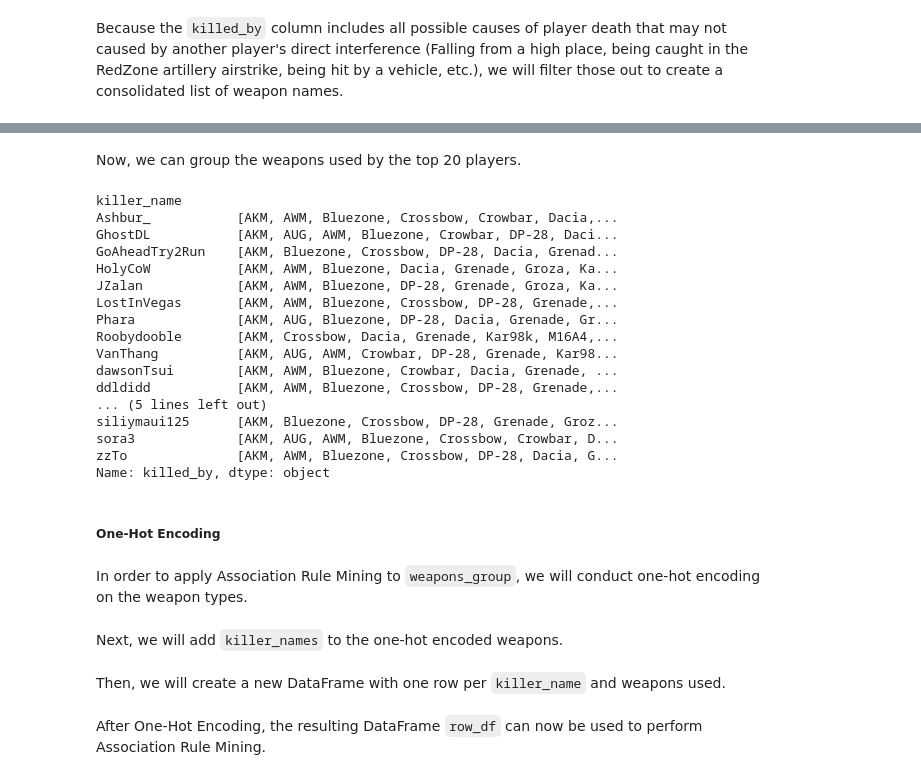
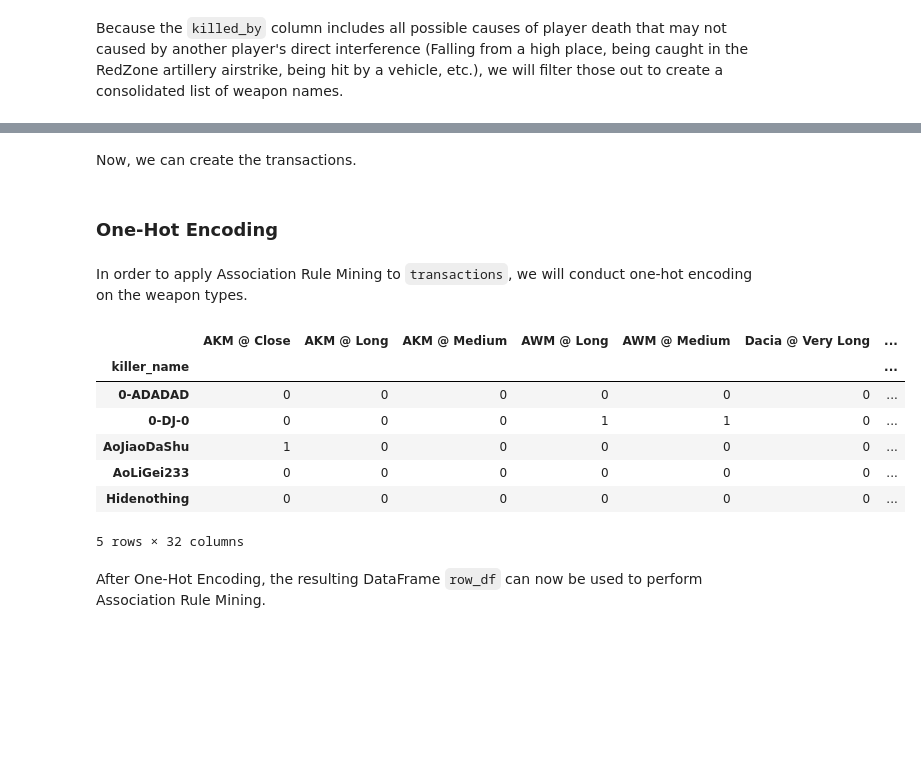
Before and after one commit to Shoofy32/CSMODEL, a Jupyter notebook: CSMODEL.ipynb, the cells around one changed output, grey strips where cells are left out. Drawn from its saved outputs; the diff is of its cells as text; code cells hidden in the pictures; blank space fills up the shorter version.

Commit message:
added association rule mining functions

```diff
--- a/CSMODEL.ipynb
+++ b/CSMODEL.ipynb
@@ -522,4 +508,6 @@ array(['SCAR-L', 'S686', 'Down and Out', 'M416', 'AKM', 'Punch', 'P92',
 # %%
 invalid_weapons = ['Down and Out', 'Hit by Car', 'death.WeapSawnoff_C', 'Drown', 'Falling', 'death.Buff_FireDOT_C', 'Motorbike (SideCar)', 'Van', 'Motorbike', 'Pickup Truck', 'death.ProjMolotov_DamageField_C', 'Buggy', 'Aquarail', 'Boat', 'RedZone', 'death.ProjMolotov_C', 'death.PG117_A_01_C']
 
-PUBG_death_df = PUBG_death_df[~PUBG_death_df["killed_by"].isin(invalid_weapons)]
+PUBG_arm_df = PUBG_arm_df[~PUBG_arm_df["killed_by"].isin(invalid_weapons)]
+
+PUBG_arm_df["killed_by"].unique()
@@ -529,0 +527,16 @@ top20_df = PUBG_death_df[PUBG_death_df["killer_name"].isin(top20)]
+# %%
+def distance_category(distance):
+    if distance < 20:
+        return "Close"
+    elif distance < 75:
+        return "Medium"
+    elif distance < 150:
+        return "Long"
+    else:
+        return "Very Long"
+
+PUBG_arm_df["distance_category"] = (PUBG_arm_df["kill_distance"].apply(distance_category))
+# %%
+PUBG_arm_df["weapon_distance"] = (PUBG_arm_df["killed_by"] + " @ " + PUBG_arm_df["distance_category"])
+
+PUBG_arm_df.head()
@@ -530,32 +550,32 @@ top20_df = PUBG_death_df[PUBG_death_df["killer_name"].isin(top20)]
 # %% [markdown]
-Now, we can group the weapons used by the top 20 players.
+Now, we can create the transactions.
-# %%
-weapon_group = top20_df.groupby("killer_name")["killed_by"].apply(lambda x: sorted(set(x)))
-
-weapon_group
-# %% [output]
-killer_name
-Ashbur_           [AKM, AWM, Bluezone, Crossbow, Crowbar, Dacia,...
-GhostDL           [AKM, AUG, AWM, Bluezone, Crowbar, DP-28, Daci...
-GoAheadTry2Run    [AKM, Bluezone, Crossbow, DP-28, Dacia, Grenad...
-HolyCoW           [AKM, AWM, Bluezone, Dacia, Grenade, Groza, Ka...
-JZalan            [AKM, AWM, Bluezone, DP-28, Grenade, Groza, Ka...
-LostInVegas       [AKM, AWM, Bluezone, Crossbow, DP-28, Grenade,...
-Phara             [AKM, AUG, Bluezone, DP-28, Dacia, Grenade, Gr...
-Roobydooble       [AKM, Crossbow, Dacia, Grenade, Kar98k, M16A4,...
-VanThang          [AKM, AUG, AWM, Crowbar, DP-28, Grenade, Kar98...
-dawsonTsui        [AKM, AWM, Bluezone, Crowbar, Dacia, Grenade, ...
-ddldidd           [AKM, AWM, Bluezone, Crossbow, DP-28, Grenade,...
-... (5 lines left out)
-siliymaui125      [AKM, Bluezone, Crossbow, DP-28, Grenade, Groz...
-sora3             [AKM, AUG, AWM, Bluezone, Crossbow, Crowbar, D...
-zzTo              [AKM, AWM, Bluezone, Crossbow, DP-28, Dacia, G...
-Name: killed_by, dtype: object
+# %%
+transactions = (PUBG_arm_df.groupby("killer_name")["weapon_distance"].apply(lambda x: sorted(set(x))))
 # %% [markdown]
-##### One-Hot Encoding
+### One-Hot Encoding
 # %% [markdown]
-In order to apply Association Rule Mining to `weapons_group`, we will conduct one-hot encoding on the weapon types.
+In order to apply Association Rule Mining to `transactions`, we will conduct one-hot encoding on the weapon types.
 # %%
-weapon_ohe = pd.get_dummies(top20_df["killed_by"], dtype=int)
+all_weapons = sorted(
+    set(
+        weapon
+        for basket in transactions
+        for weapon in basket
+    )
+)
+
+row_df = pd.DataFrame(0, index=transactions.index, columns=all_weapons)
+
+for match, basket in transactions.items():
+    row_df.loc[match, basket] = 1
+
+row_df.head()
+# %% [output]
+|  | AKM @ Close | AKM @ Long | AKM @ Medium | AWM @ Long | AWM @ Medium | Dacia @ Very Long | ... |
+| killer_name |  |  |  |  |  |  | ... |
+| 0-ADADAD | 0 | 0 | 0 | 0 | 0 | 0 | ... |
+| 0-DJ-0 | 0 | 0 | 0 | 1 | 1 | 0 | ... |
+| AoJiaoDaShu | 1 | 0 | 0 | 0 | 0 | 0 | ... |
+| AoLiGei233 | 0 | 0 | 0 | 0 | 0 | 0 | ... |
+| Hidenothing | 0 | 0 | 0 | 0 | 0 | 0 | ... |
+5 rows × 32 columns
-# %% [markdown]
-Next, we will add `killer_names` to the one-hot encoded weapons.
@@ -564,2 +581,0 @@ weapon_ohe["killer_name"] = top20_df["killer_name"]
-# %% [markdown]
-Then, we will create a new DataFrame with one row per `killer_name` and weapons used.
```
Also changed, not shown: parts of 28 cells of this notebook.
